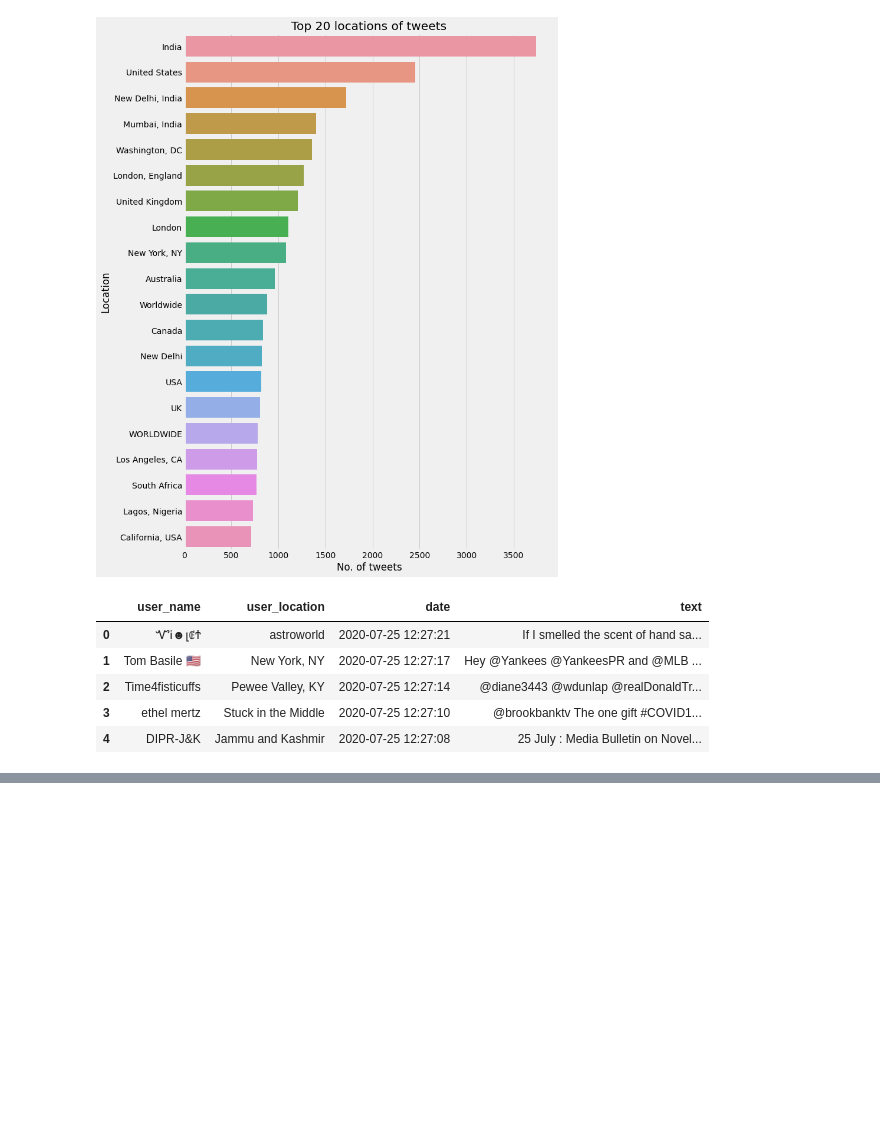
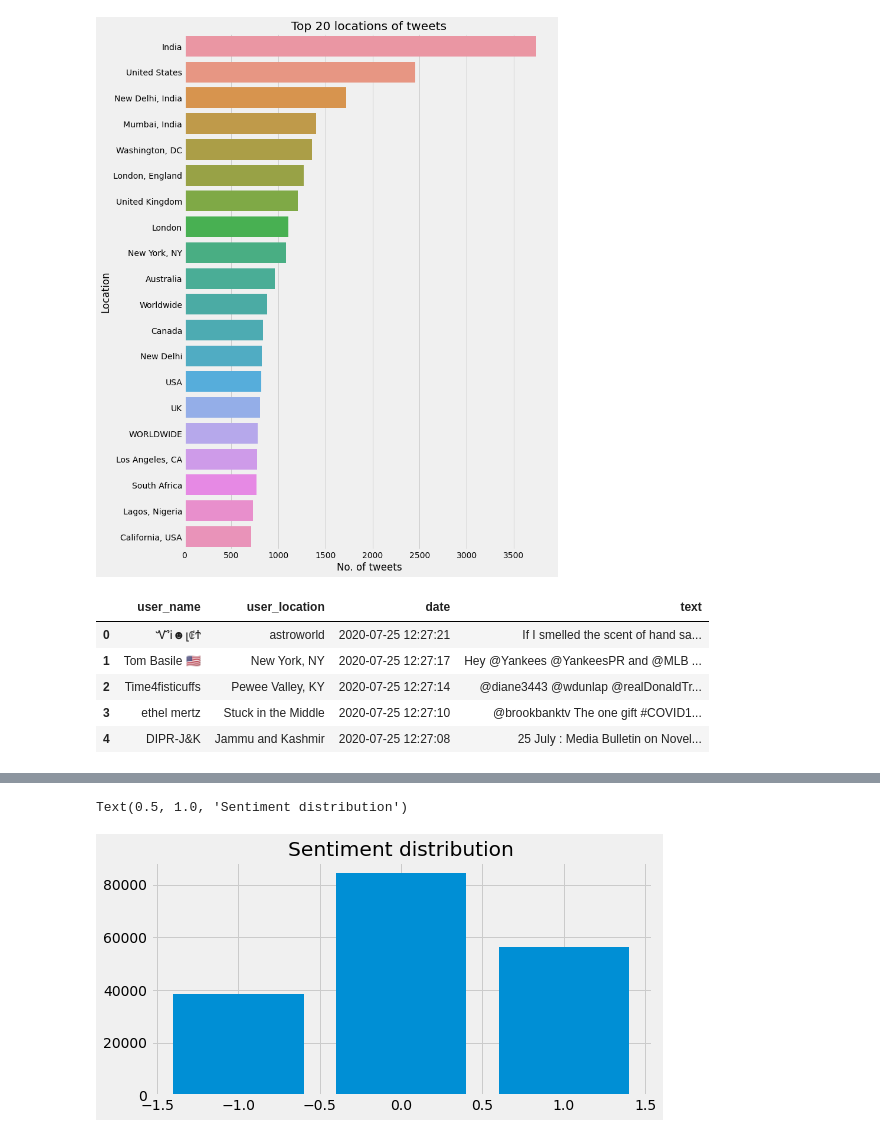
Before and after one commit to ShayaanKhan/FYP, a Jupyter notebook: code.ipynb, the cells around one changed output, grey strips where cells are left out. Cells and saved outputs as stored; diff of their text form; code cells hidden in the pictures; blank space fills up the shorter version.

```diff
--- a/code.ipynb
+++ b/code.ipynb
@@ -157,0 +260,4 @@ twt.head()
+# %%
+# The sentiment scores are now sorted into 1, 0 and -1 corresponding to Positive, neutral and negative respectively
+
+twt['score'] = twt['score'].apply(lambda x: sentiment_sorter(x))
@@ -157,0 +273,11 @@ twt.head()
+# %%
+# Lets see how many tweets we have corresponding to each sentiment
+
+val__count = twt.score.value_counts()
+
+plt.figure(figsize = (8,4))
+plt.bar(val__count.index, val__count.values)
+plt.title('Sentiment distribution')
+# %% [output]
+Text(0.5, 1.0, 'Sentiment distribution')
+[figure, added]
```
Also changed, not shown: parts of 16 cells of this notebook.
